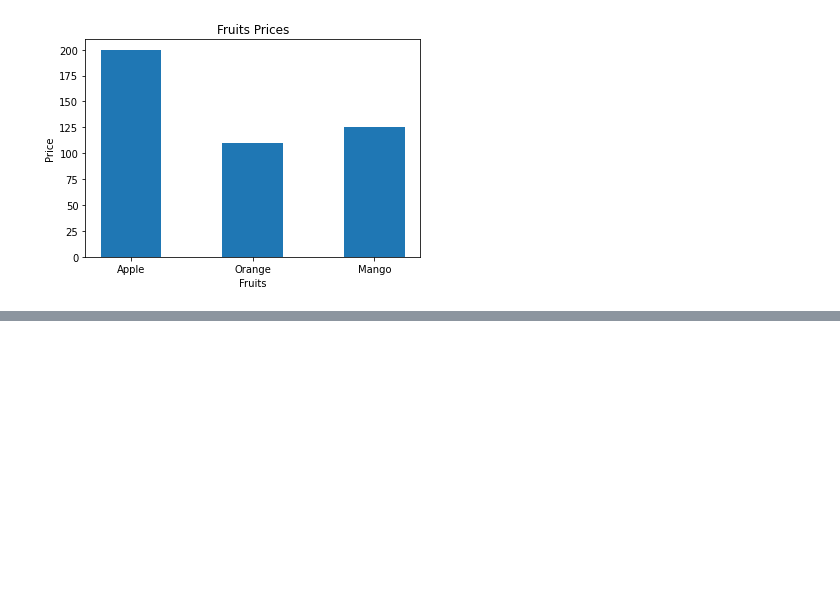
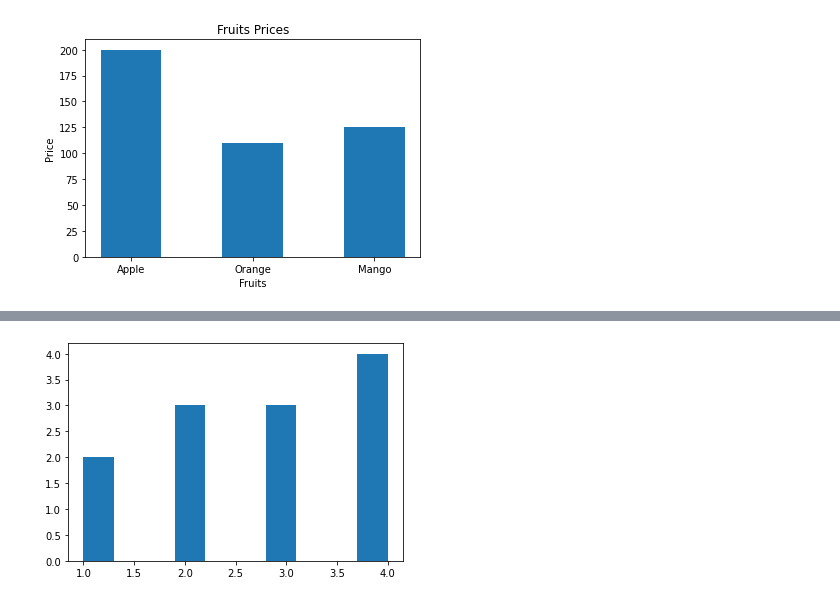
Before and after one commit to pkmariya/Python, a Jupyter notebook: MariyaMatPlotLib.ipynb, the cells around one changed output, grey strips where cells are left out. Cells and saved outputs as stored; diff of their text form; code cells hidden in the pictures; blank space fills up the shorter version.

```diff
--- a/MariyaMatPlotLib.ipynb
+++ b/MariyaMatPlotLib.ipynb
@@ -287,0 +306,7 @@ plt.show()
+# %%
+# to plot a histogram. Histo chart gives the frequency bars of each value
+values = [1, 2, 3, 4, 3, 4, 1, 3, 2, 4, 2, 4]
+plt.hist(values)
+plt.show()
+# %% [output]
+[figure, added]
```
Also changed, not shown: parts of 7 cells of this notebook.
